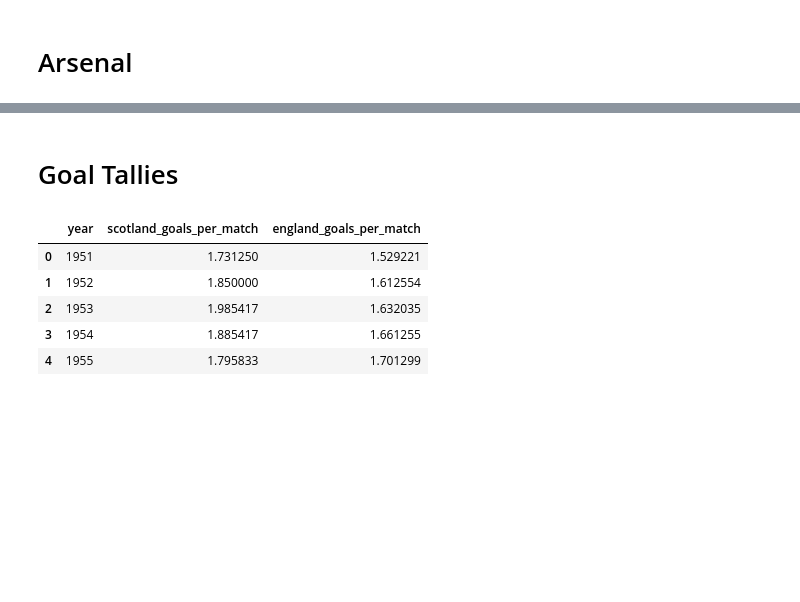
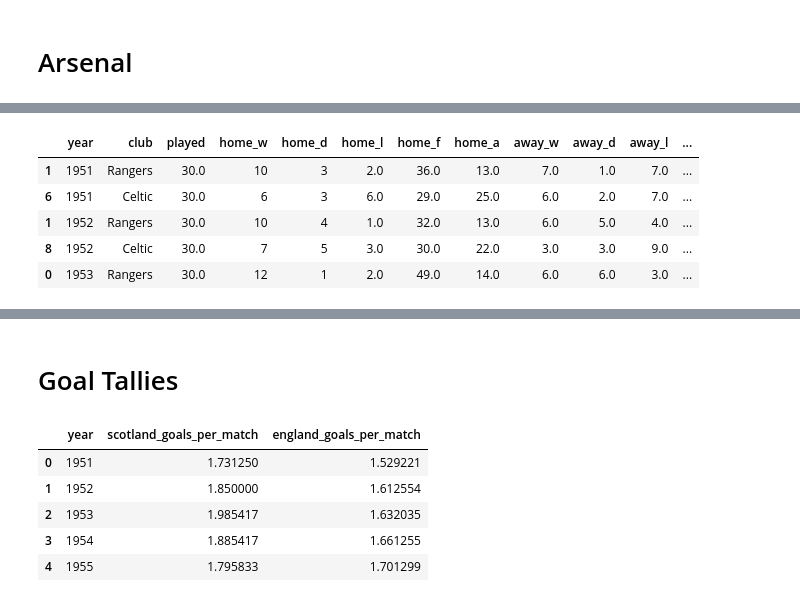
Before and after one commit to apoorvalal/league-tables-scraper, a Jupyter notebook: 1_eda.ipynb, the cells around one changed output, grey strips where cells are left out. Saved outputs shown, nothing was run; the diff lists cells and outputs as text; code cells hidden in the pictures; blank space fills up the shorter version.

```diff
--- a/1_eda.ipynb
+++ b/1_eda.ipynb
@@ -129,0 +176,10 @@ ggplot(arsenal_ts, aes(x='year', y = 'pos')) + geom_point(colour = 'red') + geom
+# %%
+old_firm_ts = spl_series.query('club == "Celtic" | club == "Rangers"')
+old_firm_ts.head()
+# %% [output]
+|  | year | club | played | home_w | home_d | home_l | home_f | home_a | away_w | away_d | away_l | ... |
+| 1 | 1951 | Rangers | 30.0 | 10 | 3 | 2.0 | 36.0 | 13.0 | 7.0 | 1.0 | 7.0 | ... |
+| 6 | 1951 | Celtic | 30.0 | 6 | 3 | 6.0 | 29.0 | 25.0 | 6.0 | 2.0 | 7.0 | ... |
+| 1 | 1952 | Rangers | 30.0 | 10 | 4 | 1.0 | 32.0 | 13.0 | 6.0 | 5.0 | 4.0 | ... |
+| 8 | 1952 | Celtic | 30.0 | 7 | 5 | 3.0 | 30.0 | 22.0 | 3.0 | 3.0 | 9.0 | ... |
+| 0 | 1953 | Rangers | 30.0 | 12 | 1 | 2.0 | 49.0 | 14.0 | 6.0 | 6.0 | 3.0 | ... |
```
Also changed, not shown: parts of 8 cells of this notebook.
